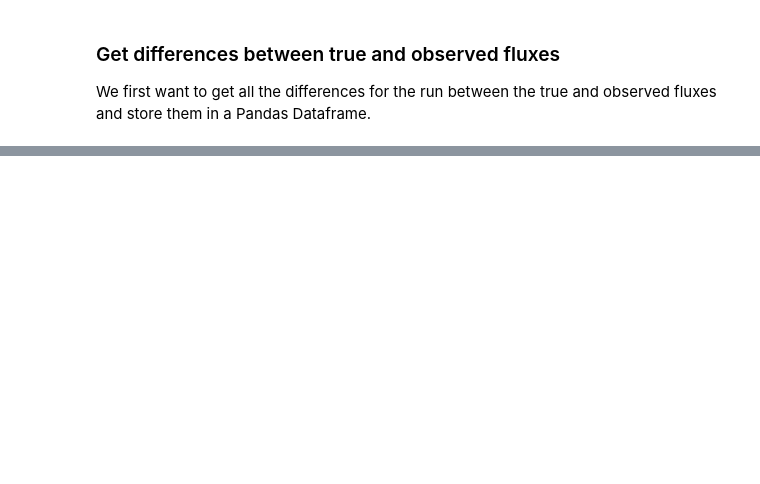
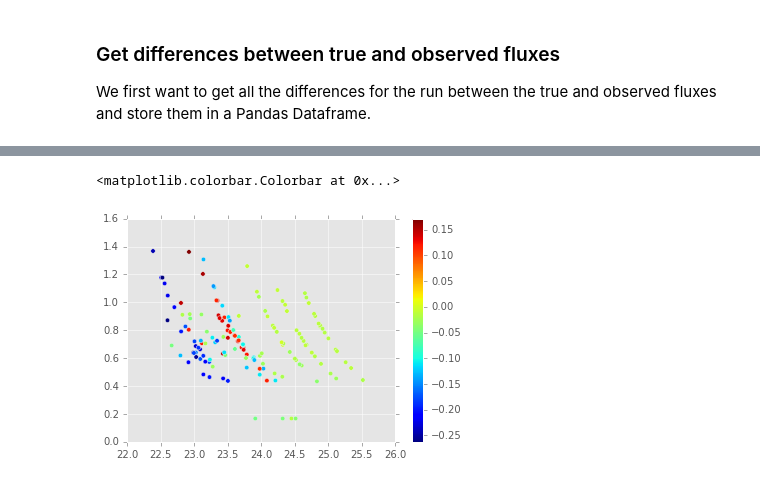
Before and after one commit to LSSTDESC/Monitor, a Jupyter notebook: examples/simple_error_model.ipynb, the cells around one changed output, grey strips where cells are left out. Cells and saved outputs as stored; diff of their text form; code cells hidden in the pictures; blank space fills up the shorter version.

Commit message:
Visualization for bias, sigma in flux residuals available.

```diff
--- a/examples/simple_error_model.ipynb
+++ b/examples/simple_error_model.ipynb
@@ -55,3 +71,6 @@ for depth in d_grid:
 # %%
-plt.scatter(worker.flux_stats['depth'], worker.flux_stats['seeing'], c=worker.flux_stats['bias'])
+plt.scatter(worker.flux_stats['depth'], worker.flux_stats['seeing'], c=worker.flux_stats['mean_resid'])
 plt.colorbar()
+# %% [output]
+<matplotlib.colorbar.Colorbar at 0x...>
+[figure, added]
```
Also changed, not shown: parts of 11 cells of this notebook, 1 other file.
